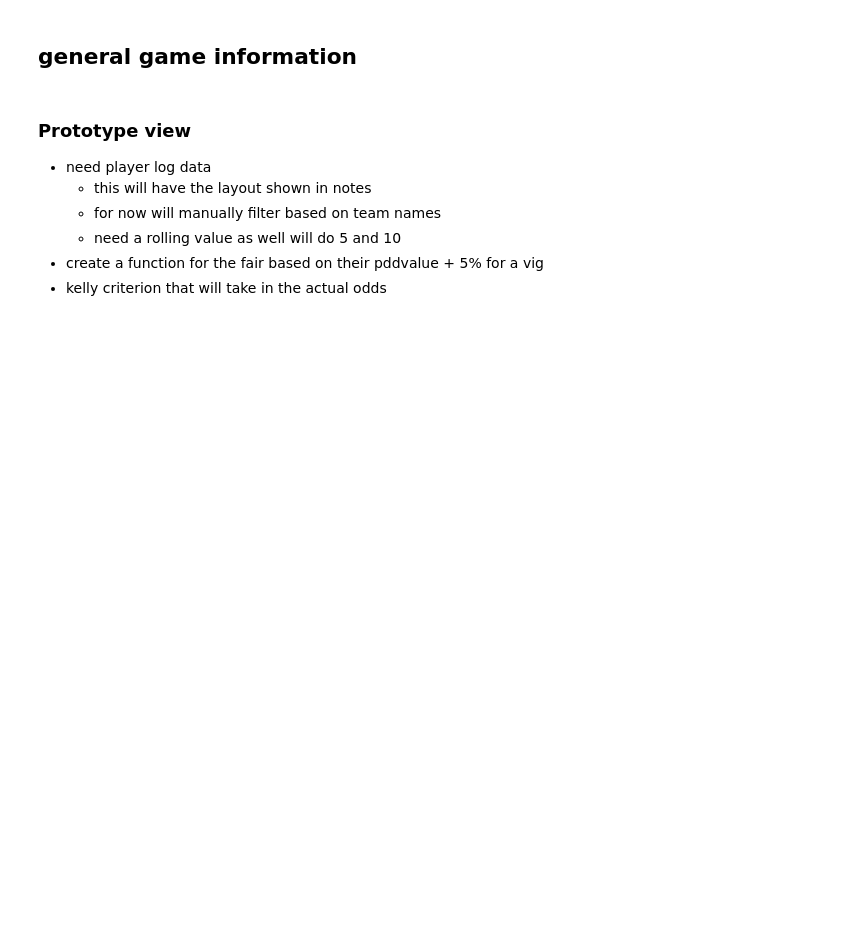
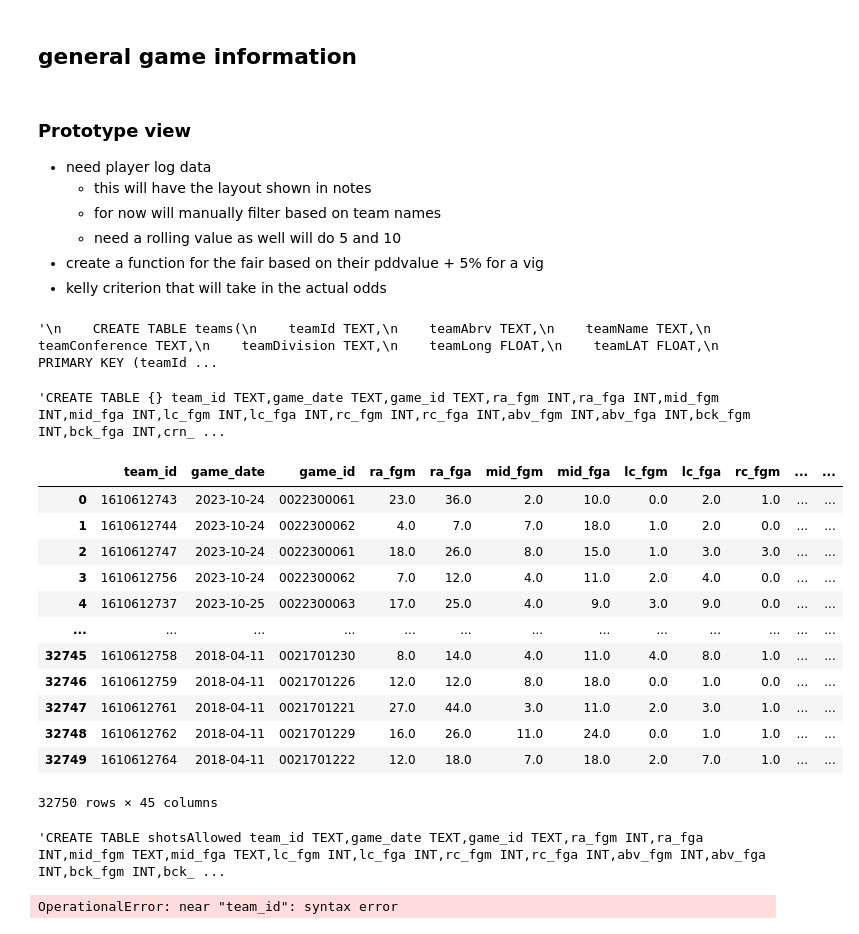
Before and after one commit to eac521/bets, a Jupyter notebook: NBAscrape.ipynb, the cells around one changed output. Cells and saved outputs as stored; diff of their text form; code cells hidden in the pictures; blank space fills up the shorter version.

Commit message:
staging tables completed. finalizing build for data tables.

```diff
--- a/NBAscrape.ipynb
+++ b/NBAscrape.ipynb
@@ -20,3 +20,5 @@ from nba.nba import data
 #need 18 dec - april
 #need all of 20
 21 past feb 17
+# %%
+nba = bet.nba()
@@ -22,0 +37,9 @@ from nba.nba import data
+# %%
+cols = [ct for ct,x in enumerate(test.columns) if (x not in test.columns[:ct-1].values) | (ct==0)]
+test = pd.read_sql('''
+SELECT *
+FROM shotCoverage shc
+inner join dribbleStage drb on shc.TEAM_ID = drb.TEAM_ID and shc.GAME_DATE = substr(drb.GAME_DATE,0,11)
+''',nba.conn)
+cols = [ct for ct,x in enumerate(test.columns) if (x not in test.columns[:ct-1].values) | (ct==0)]
+test = test.iloc[:,cols]
@@ -828,3 +813,7 @@ with open('./nba/data/sql/createTeamInfoTable.sql','w') as file:
     )
     '''
     file.write(f)
+# %%
+f
+# %% [output]
+'\n    CREATE TABLE teams(\n    teamId TEXT,\n    teamAbrv TEXT,\n    teamName TEXT,\n    teamConference TEXT,\n    teamDivision TEXT,\n    teamLong FLOAT,\n    teamLAT FLOAT,\n    PRIMARY KEY (teamId ...
@@ -830,0 +828,28 @@ with open('./nba/data/sql/createTeamInfoTable.sql','w') as file:
+# %%
+str
+# %% [output]
+'CREATE TABLE {} team_id TEXT,game_date TEXT,game_id TEXT,ra_fgm INT,ra_fga INT,mid_fgm INT,mid_fga INT,lc_fgm INT,lc_fga INT,rc_fgm INT,rc_fga INT,abv_fgm INT,abv_fga INT,bck_fgm INT,bck_fga INT,crn_ ...
+# %%
+test.columns = ['team_id','ra_fgm','ra_fga','mid_fgm','mid_fga','lc_fgm','lc_fga','rc_fgm','rc_fga','abv_fgm','abv_fga','bck_fgm','bck_fga',
+ 'crn_fgm','crn_fga','game_date','wide_fg2m','wide_fg2a','wide_fg3m','wide_fg3a','open_fg2m','open_fg2a', 'open_fg3m','open_fg3a','game_id',
+ 'drb0_fg2m','drb0_fg2a','drb0_fg3m','drb0_fg3a','drb1_fg2m','drb1_fg2a','drb1_fg3m','drb1_fg3a','drb2_fg2m','drb2_fg2a','drb2_fg3m','drb2_fg3a',
+ 'drb36_fg2m', 'drb36_fg2a', 'drb36_fg3m', 'drb36_fg3a', 'drb7_fg2m','drb7_fg2a','drb7_fg3m','drb7_fg3a']
+# %%
+test.filter(['team_id','game_date','game_id','ra_fgm','ra_fga','mid_fgm','mid_fga','lc_fgm','lc_fga','rc_fgm','rc_fga','abv_fgm','abv_fga','bck_fgm','bck_fga',
+ 'crn_fgm','crn_fga','wide_fg2m','wide_fg2a','wide_fg3m','wide_fg3a','open_fg2m','open_fg2a', 'open_fg3m','open_fg3a',
+ 'drb0_fg2m','drb0_fg2a','drb0_fg3m','drb0_fg3a','drb1_fg2m','drb1_fg2a','drb1_fg3m','drb1_fg3a','drb2_fg2m','drb2_fg2a','drb2_fg3m','drb2_fg3a',
+ 'drb36_fg2m', 'drb36_fg2a', 'drb36_fg3m', 'drb36_fg3a', 'drb7_fg2m','drb7_fg2a','drb7_fg3m','drb7_fg3a'])
+# %% [output]
+|  | team_id | game_date | game_id | ra_fgm | ra_fga | mid_fgm | mid_fga | lc_fgm | lc_fga | rc_fgm | ... | ... |
+| 0 | 1610612743 | 2023-10-24 | 0022300061 | 23.0 | 36.0 | 2.0 | 10.0 | 0.0 | 2.0 | 1.0 | ... | ... |
+| 1 | 1610612744 | 2023-10-24 | 0022300062 | 4.0 | 7.0 | 7.0 | 18.0 | 1.0 | 2.0 | 0.0 | ... | ... |
+| 2 | 1610612747 | 2023-10-24 | 0022300061 | 18.0 | 26.0 | 8.0 | 15.0 | 1.0 | 3.0 | 3.0 | ... | ... |
+| 3 | 1610612756 | 2023-10-24 | 0022300062 | 7.0 | 12.0 | 4.0 | 11.0 | 2.0 | 4.0 | 0.0 | ... | ... |
+| 4 | 1610612737 | 2023-10-25 | 0022300063 | 17.0 | 25.0 | 4.0 | 9.0 | 3.0 | 9.0 | 0.0 | ... | ... |
+| ... | ... | ... | ... | ... | ... | ... | ... | ... | ... | ... | ... | ... |
+| 32745 | 1610612758 | 2018-04-11 | 0021701230 | 8.0 | 14.0 | 4.0 | 11.0 | 4.0 | 8.0 | 1.0 | ... | ... |
+| 32746 | 1610612759 | 2018-04-11 | 0021701226 | 12.0 | 12.0 | 8.0 | 18.0 | 0.0 | 1.0 | 0.0 | ... | ... |
+| 32747 | 1610612761 | 2018-04-11 | 0021701221 | 27.0 | 44.0 | 3.0 | 11.0 | 2.0 | 3.0 | 1.0 | ... | ... |
+| 32748 | 1610612762 | 2018-04-11 | 0021701229 | 16.0 | 26.0 | 11.0 | 24.0 | 0.0 | 1.0 | 1.0 | ... | ... |
+| 32749 | 1610612764 | 2018-04-11 | 0021701222 | 12.0 | 18.0 | 7.0 | 18.0 | 2.0 | 7.0 | 1.0 | ... | ... |
+32750 rows × 45 columns
@@ -831,3 +861,11 @@ with open('./nba/data/sql/createTeamInfoTable.sql','w') as file:
+# %%
+str.format('shotsAllowed')
+# %% [output]
+'CREATE TABLE shotsAllowed team_id TEXT,game_date TEXT,game_id TEXT,ra_fgm INT,ra_fga INT,mid_fgm TEXT,mid_fga TEXT,lc_fgm INT,lc_fga INT,rc_fgm INT,rc_fga INT,abv_fgm INT,abv_fga INT,bck_fgm INT,bck_ ...
+# %%
+nba.cur.execute(str.format('shotsAllowed'))
+# %% [output]
+OperationalError: near "team_id": syntax error
 # %%
 # cur.execute('''DROP TABLE rosters''')
 # cur.execute('''DROP TABLE teams''')
```
Also changed, not shown: parts of 77 cells of this notebook, 12 other files.
